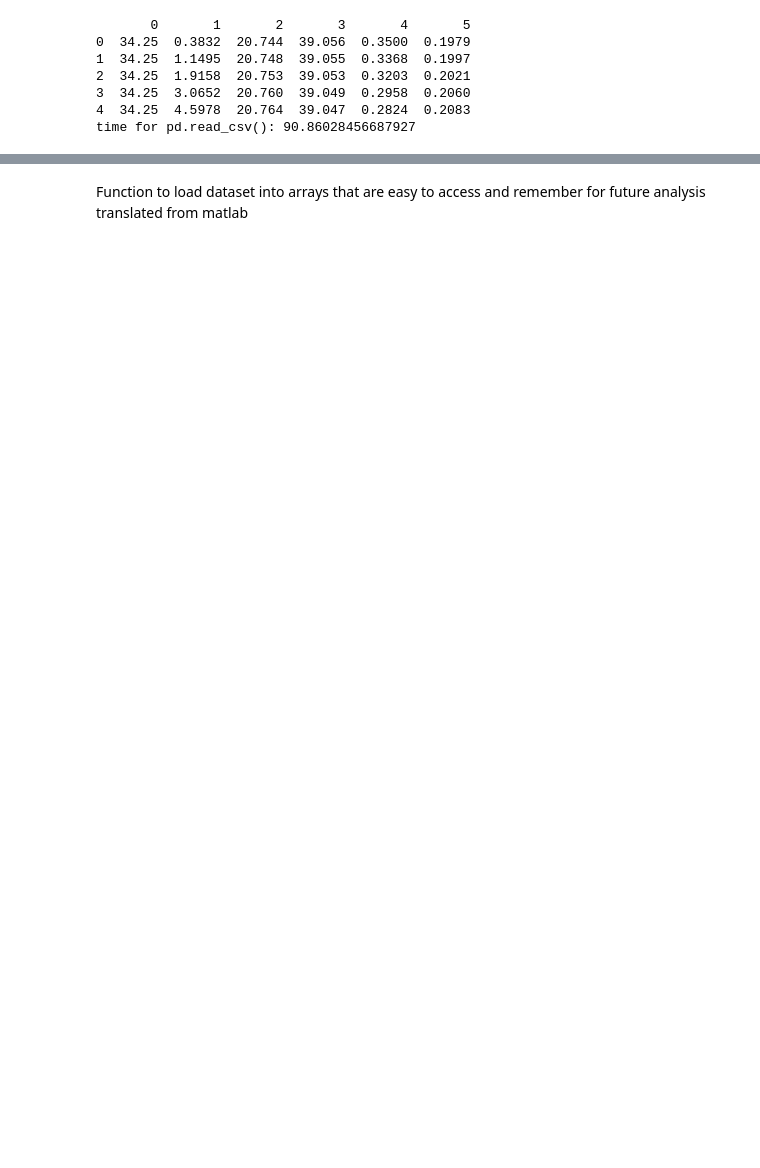
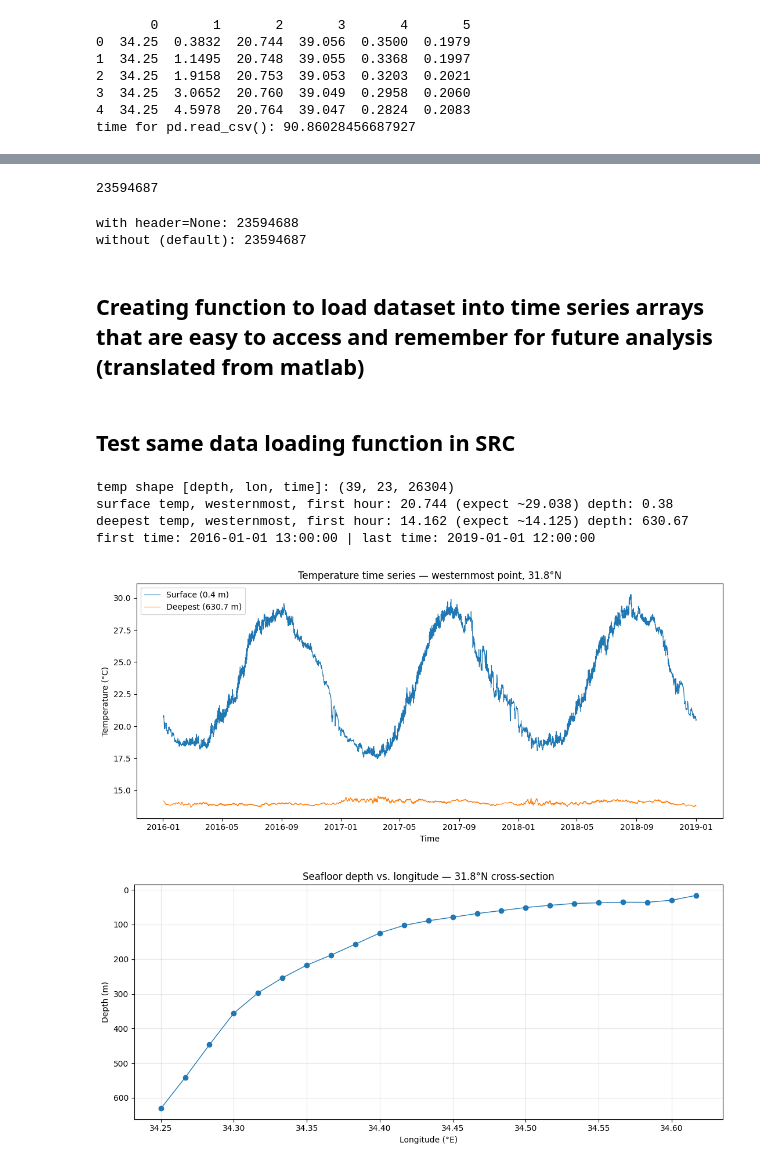
Before and after one commit to faurhadass/ocean-timeseries-ml, a Jupyter notebook: notebooks/loadingData.ipynb, the cells around one changed output, grey strips where cells are left out. Cells and saved outputs as stored; diff of their text form; code cells hidden in the pictures; blank space fills up the shorter version.

Commit message:
fixed bug in data loading function and updated data loading notebook to reflect that as well

```diff
--- a/notebooks/loadingData.ipynb
+++ b/notebooks/loadingData.ipynb
@@ -36,5 +18,22 @@ conclusion:  pd.read_csv with just filename was faster
+# %%
+#checking number of rows read
+raw = pd.read_csv("C:/Users/IMG/Documents/ocean-timeseries-ml/data/raw/xsec_south").values  # [nx*nz*nt, 6]
+print(raw.shape[0])
+# %% [output]
+23594687
+# %%
+#comparing header detection
+import pandas as pd
+
+a = pd.read_csv("C:/Users/IMG/Documents/ocean-timeseries-ml/data/raw/xsec_south",  header=None).shape[0]
+b = pd.read_csv("C:/Users/IMG/Documents/ocean-timeseries-ml/data/raw/xsec_south", ).shape[0]   # default: first row as header
+print("with header=None:", a)
+print("without (default):", b)
+# %% [output]
+with header=None: 23594688
+without (default): 23594687
 # %% [markdown]
-Function to load dataset into arrays that are easy to access and remember for future analysis translated from matlab
+## Creating function to load dataset into time series arrays that are easy to access and remember for future analysis (translated from matlab)
 # %%
 import numpy as np
 import pandas as pd
@@ -99,10 +76,60 @@ def load_ocean_data(filename, nz, nx, nt, latitude, start_time, time_resolution=
         "lat": latitude, "nx": nx, "nz": nz, "nt": nt,
         "timeRes": time_resolution,
     }
+# %% [markdown]
+## Test same data loading function in SRC
 # %%
-
+import sys
+sys.path.append("..")  # notebooks/ is one level below root
+import numpy as np
+import pandas as pd
+import matplotlib.pyplot as plt
+from src.load_ocean_data import load_ocean_data
 
 d = load_ocean_data("C:/Users/IMG/Documents/ocean-timeseries-ml/data/raw/xsec_south",
                     nz=39, nx=23, nt=26304, latitude=31.8,
                     start_time=pd.Timestamp("2016-01-01 13:00"),
                     time_resolution=1)
+
+# --- Quick sanity checks ---
+print("temp shape [depth, lon, time]:", d["temp"].shape)
+print("surface temp, westernmost, first hour:", round(d["temp"][0, 0, 0], 3), "(expect ~29.038)", "depth:", round(d["depth"][0, 0], 2))
+print("deepest temp, westernmost, first hour:", round(d["temp"][-1, 0, 0], 3), "(expect ~14.125)", "depth:", round(d["depth"][-1, 0], 2))
+print("first time:", d["time"][0], "| last time:", d["time"][-1])
+
+# --- Pull two time series at the westernmost longitude (j=0) ---
+surface = d["temp"][0, 0, :]     # depth index 0  = surface
+deepest = d["temp"][-1, 0, :]    # depth index -1 = deepest level
+time = d["time"]
+
+# --- Plot 1: temperature time series ---
+plt.figure(figsize=(11, 5))
+plt.plot(time, surface, label=f"Surface ({d['depth'][0, 0]:.1f} m)", linewidth=0.8)
+plt.plot(time, deepest, label=f"Deepest ({d['depth'][-1, 0]:.1f} m)", linewidth=0.8)
+plt.xlabel("Time")
+plt.ylabel("Temperature (°C)")
+plt.title(f"Temperature time series — westernmost point, {d['lat']}°N")
+plt.legend()
+plt.tight_layout()
+plt.show()
+
+# --- Plot 2: seafloor depth as a function of longitude (bathymetry) ---
+lon = d["lon"]                 # 1D longitude values
+seafloor = d["depth"][-1, :]   # deepest level at each longitude = seafloor
+
+plt.figure(figsize=(11, 5))
+plt.plot(lon, seafloor, marker="o", linewidth=1)
+plt.gca().invert_yaxis()       # depth increases downward
+plt.xlabel("Longitude (°E)")
+plt.ylabel("Depth (m)")
+plt.title(f"Seafloor depth vs. longitude — {d['lat']}°N cross-section")
+plt.grid(True, alpha=0.3)
+plt.tight_layout()
+plt.show()
+# %% [output]
+temp shape [depth, lon, time]: (39, 23, 26304)
+surface temp, westernmost, first hour: 20.744 (expect ~29.038) depth: 0.38
+deepest temp, westernmost, first hour: 14.162 (expect ~14.125) depth: 630.67
+first time: 2016-01-01 13:00:00 | last time: 2019-01-01 12:00:00
+[figure, added]
+[figure, added]
```
Also changed, not shown: parts of 7 cells of this notebook, 2 other files.
